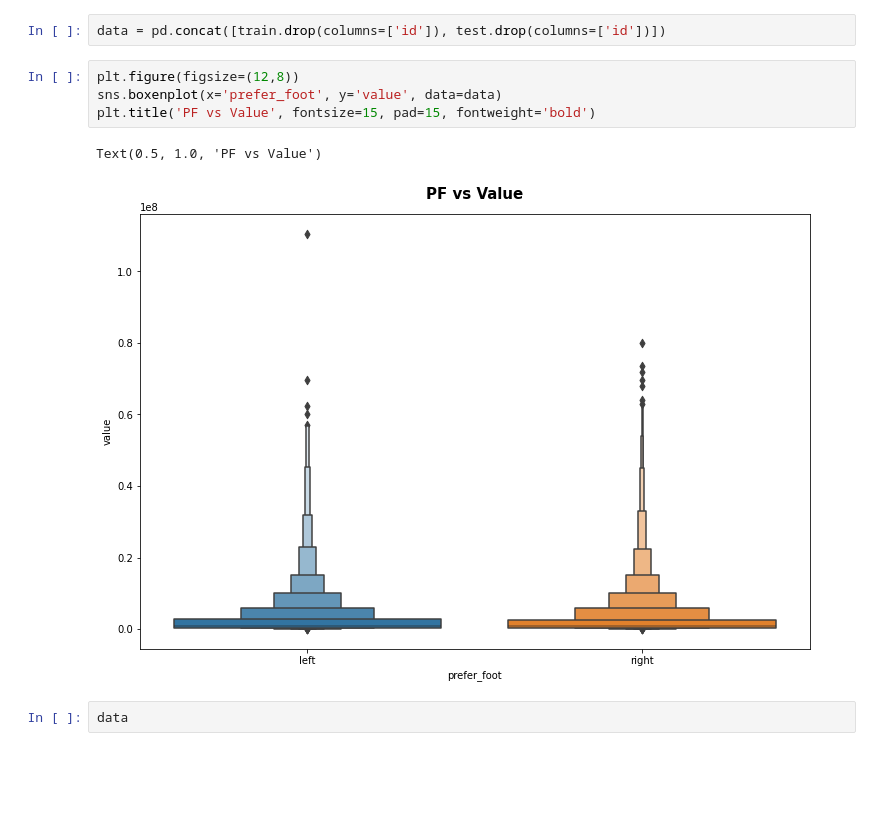
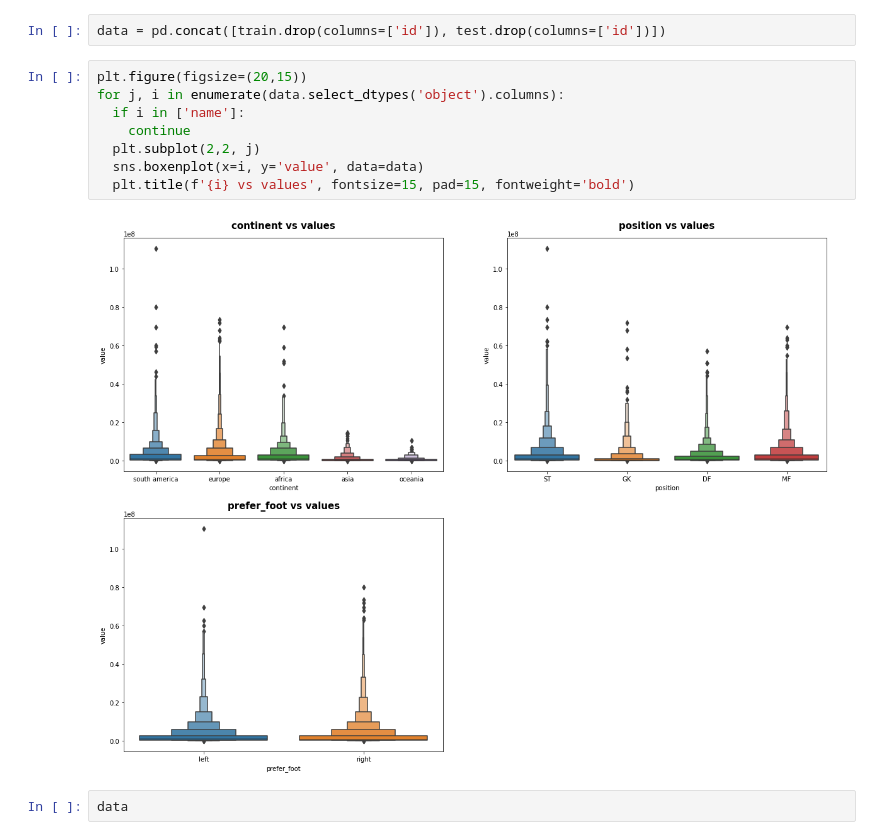
Before and after one commit to O-Kpy/Dacon, a Jupyter notebook: Dacon_FIFA.ipynb, the cells around one changed output. Cells and saved outputs as stored; diff of their text form; blank space fills up the shorter version.

```diff
--- a/Dacon_FIFA.ipynb
+++ b/Dacon_FIFA.ipynb
@@ -22,12 +22,15 @@ train.shape, test.shape
 # %%
 data = pd.concat([train.drop(columns=['id']), test.drop(columns=['id'])])
 # %%
-plt.figure(figsize=(12,8))
-sns.boxenplot(x='prefer_foot', y='value', data=data)
-plt.title('PF vs Value', fontsize=15, pad=15, fontweight='bold')
+plt.figure(figsize=(20,15))
+for j, i in enumerate(data.select_dtypes('object').columns):
+  if i in ['name']:
+    continue
+  plt.subplot(2,2, j)
+  sns.boxenplot(x=i, y='value', data=data)
+  plt.title(f'{i} vs values', fontsize=15, pad=15, fontweight='bold')
 # %% [output]
-Text(0.5, 1.0, 'PF vs Value')
-[figure, old version]
+[figure, new version]
 # %%
 data
 # %% [output]
```
Also changed, not shown: parts of 12 cells of this notebook.
